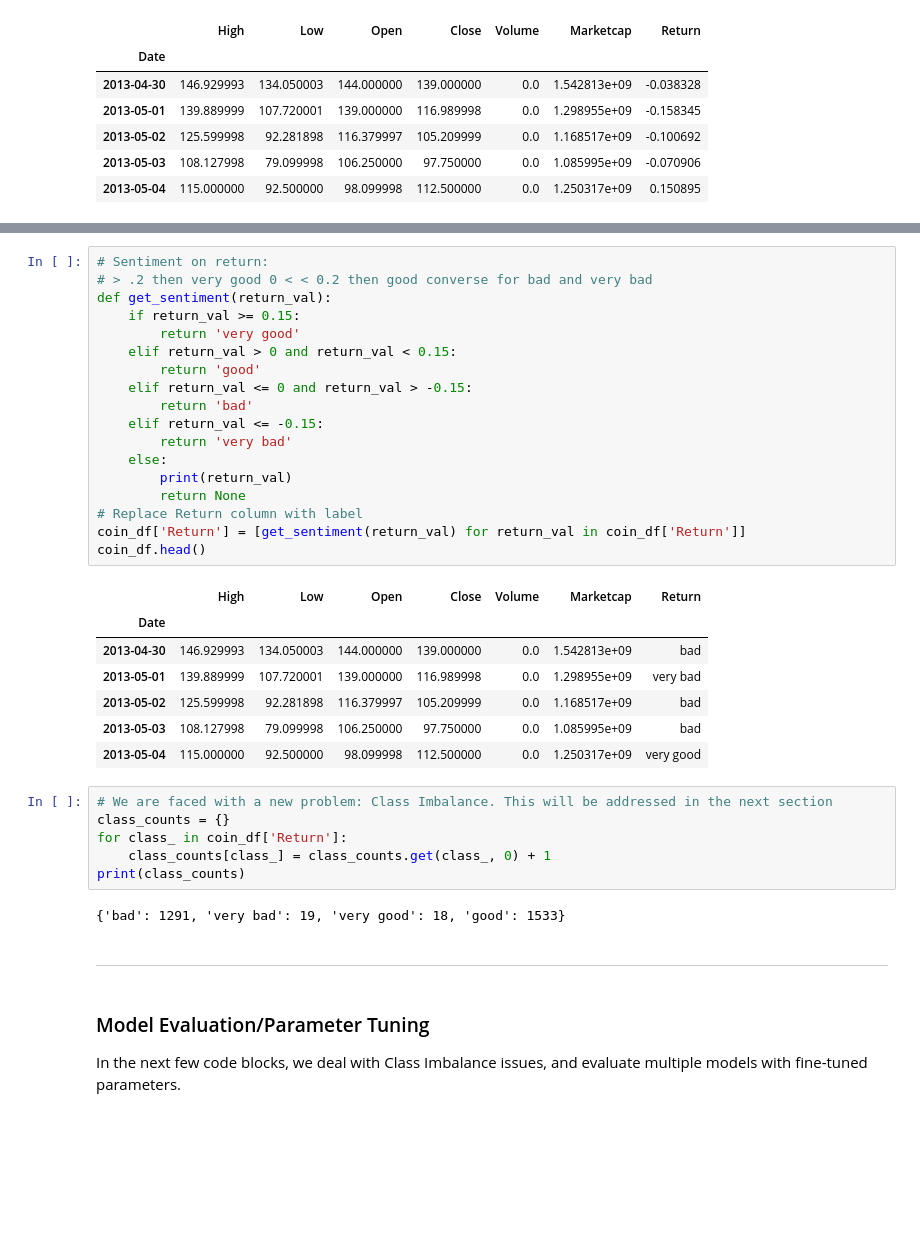
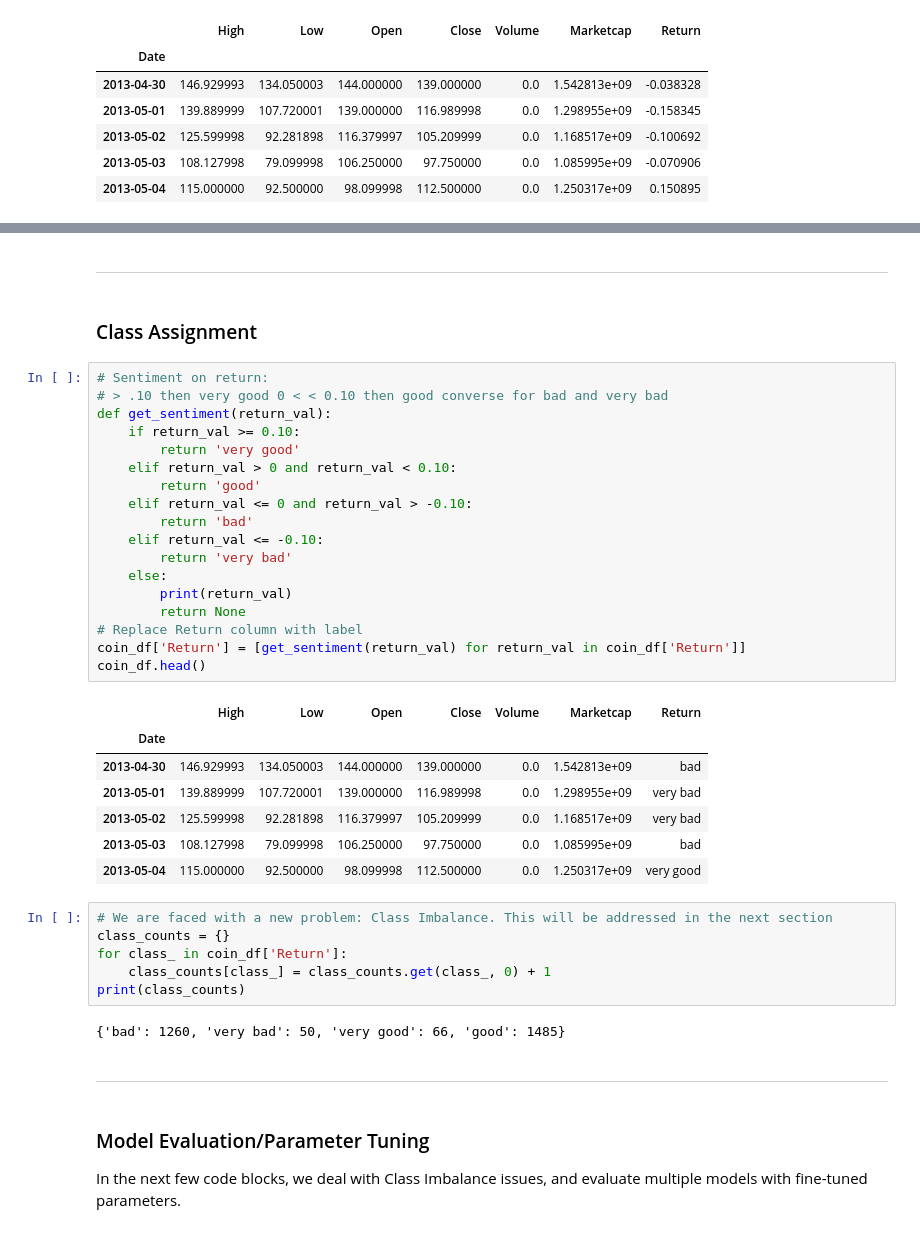
Before and after one commit to rickotten/I513-Project, a Jupyter notebook: Bitcoin-Investment-Classification.ipynb, the cells around one changed output, grey strips where cells are left out. Saved outputs shown, nothing was run; the diff lists cells and outputs as text; blank space fills up the shorter version.

```diff
--- a/Bitcoin-Investment-Classification.ipynb
+++ b/Bitcoin-Investment-Classification.ipynb
@@ -56,27 +113,31 @@ coin_df.head()
+# %% [markdown]
+---
+# %% [markdown]
+### Class Assignment
 # %%
 # Sentiment on return:
-# > .2 then very good 0 < < 0.2 then good converse for bad and very bad
+# > .10 then very good 0 < < 0.10 then good converse for bad and very bad
 def get_sentiment(return_val):
-    if return_val >= 0.15:
+    if return_val >= 0.10:
         return 'very good'
-    elif return_val > 0 and return_val < 0.15:
+    elif return_val > 0 and return_val < 0.10:
         return 'good'
-    elif return_val <= 0 and return_val > -0.15:
+    elif return_val <= 0 and return_val > -0.10:
         return 'bad'
-    elif return_val <= -0.15:
+    elif return_val <= -0.10:
         return 'very bad'
     else:
         print(return_val)
         return None
 # Replace Return column with label
 coin_df['Return'] = [get_sentiment(return_val) for return_val in coin_df['Return']]
 coin_df.head()
 # %% [output]
 |  | High | Low | Open | Close | Volume | Marketcap | Return |
 | Date |  |  |  |  |  |  |  |
 | 2013-04-30 | 146.929993 | 134.050003 | 144.000000 | 139.000000 | 0.0 | 1.542813e+09 | bad |
 | 2013-05-01 | 139.889999 | 107.720001 | 139.000000 | 116.989998 | 0.0 | 1.298955e+09 | very bad |
-| 2013-05-02 | 125.599998 | 92.281898 | 116.379997 | 105.209999 | 0.0 | 1.168517e+09 | bad |
+| 2013-05-02 | 125.599998 | 92.281898 | 116.379997 | 105.209999 | 0.0 | 1.168517e+09 | very bad |
 | 2013-05-03 | 108.127998 | 79.099998 | 106.250000 | 97.750000 | 0.0 | 1.085995e+09 | bad |
 | 2013-05-04 | 115.000000 | 92.500000 | 98.099998 | 112.500000 | 0.0 | 1.250317e+09 | very good |
 # %%
@@ -86,9 +147,9 @@ for class_ in coin_df['Return']:
     class_counts[class_] = class_counts.get(class_, 0) + 1
 print(class_counts)
 # %% [output]
-{'bad': 1291, 'very bad': 19, 'very good': 18, 'good': 1533}
+{'bad': 1260, 'very bad': 50, 'very good': 66, 'good': 1485}
-# %% [markdown]
----
+# %% [markdown]
+---
 # %% [markdown]
 ### Model Evaluation/Parameter Tuning
 
```
Also changed, not shown: parts of 50 cells of this notebook.
